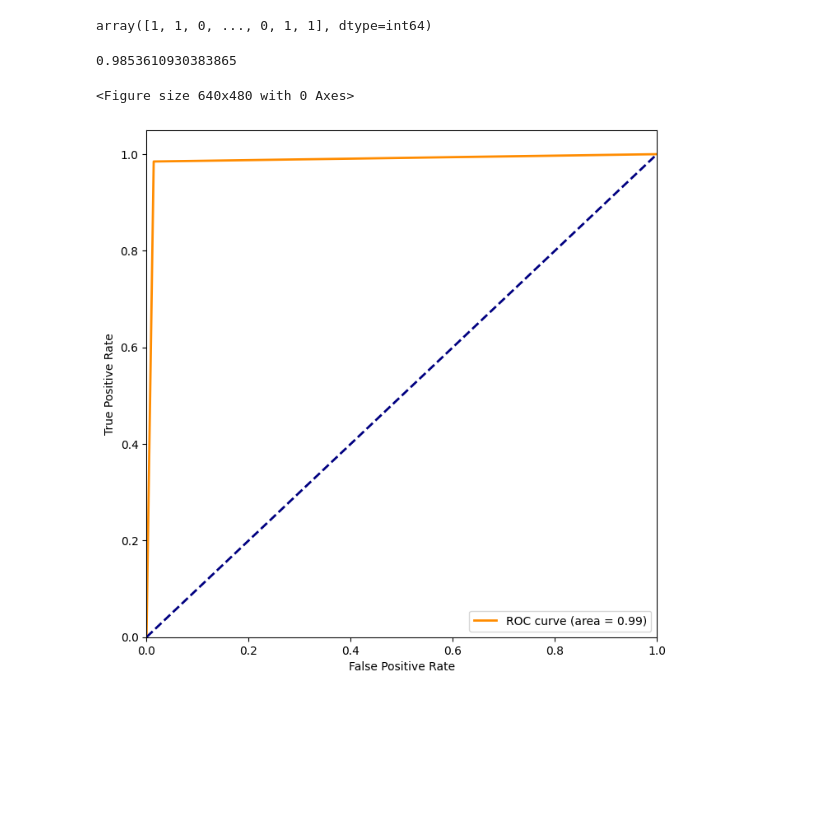
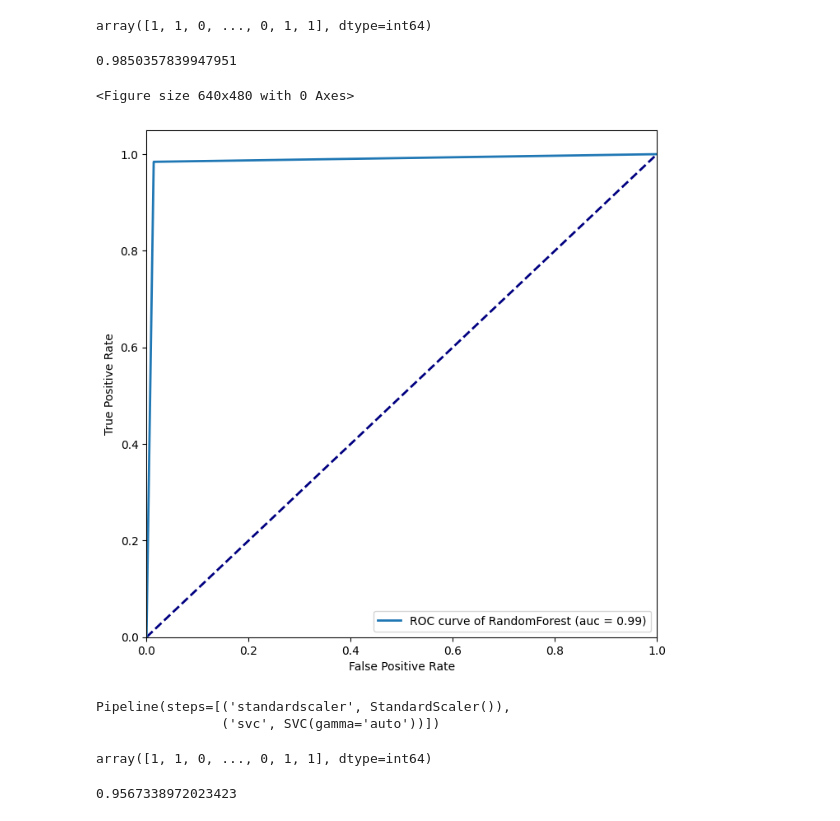
Before and after one commit to dukechain2333/ST112-Final, a Jupyter notebook: Phishing_BestFirst_Demo.ipynb, the cells around one changed output. Drawn from its saved outputs; the diff is of its cells as text; code cells hidden in the pictures; blank space fills up the shorter version.

```diff
--- a/Phishing_BestFirst_Demo.ipynb
+++ b/Phishing_BestFirst_Demo.ipynb
@@ -11,3 +16,24 @@ import matplotlib.pyplot as plt
+# %%
+def plot_roc(y_test,predict_data,arg_name):
+    plt.figure()
+    lw = 2
+    plt.figure(figsize=(8,8))
+    plt.plot([0, 1], [0, 1], color='navy', lw=lw, linestyle='--')
+    plt.xlim([0.0, 1.0])
+    plt.ylim([0.0, 1.05])
+    plt.xlabel('False Positive Rate')
+    plt.ylabel('True Positive Rate')
+
+    for data in zip(predict_data,arg_name):
+        fpr,tpr,threshold = roc_curve(y_test, data[0],pos_label=1)
+        roc_auc = auc(fpr,tpr)
+        plt.plot(fpr, tpr, lw=lw, label='ROC curve of %s (auc = %0.2f)' % (data[1], roc_auc))
+
+    plt.legend(loc="lower right")
+    plt.show()
+
+arg_name = []
+predict_data = []
 # %%
 data = pd.read_csv('Data/Phishing_BestFirst.csv')
 data
@@ -60,11 +86,11 @@ clf.fit(X_train, y_train)
 # %% [output]
 RandomForestClassifier()
 # %%
-label_predict = clf.predict(X_test)
-label_predict
+label_predict_RF = clf.predict(X_test)
+label_predict_RF
 # %% [output]
 array([1, 1, 0, ..., 0, 1, 1], dtype=int64)
 # %%
-accuracy_score(y_test, label_predict)
+accuracy_score(y_test, label_predict_RF)
 # %% [output]
-0.9853610930383865
+0.9850357839947951
@@ -74,16 +97,22 @@ roc_auc = auc(fpr,tpr)
-# %%
-plt.figure()
-lw = 2
-plt.figure(figsize=(8,8))
-plt.plot(fpr, tpr, color='darkorange',
-         lw=lw, label='ROC curve (area = %0.2f)' % roc_auc)
-plt.plot([0, 1], [0, 1], color='navy', lw=lw, linestyle='--')
-plt.xlim([0.0, 1.0])
-plt.ylim([0.0, 1.05])
-plt.xlabel('False Positive Rate')
-plt.ylabel('True Positive Rate')
-plt.legend(loc="lower right")
-plt.show()
-# %% [output]
-<Figure size 640x480 with 0 Axes>
-[figure, removed]
+# %%
+arg_name.append('RandomForest')
+predict_data.append(label_predict_RF)
+plot_roc(y_test=y_test,predict_data=predict_data,arg_name=arg_name)
+# %% [output]
+<Figure size 640x480 with 0 Axes>
+[figure, added]
+# %%
+clf = make_pipeline(StandardScaler(), SVC(gamma='auto'))
+clf.fit(X_train, y_train)
+# %% [output]
+Pipeline(steps=[('standardscaler', StandardScaler()),
+                ('svc', SVC(gamma='auto'))])
+# %%
+label_predict_SVM = clf.predict(X_test)
+label_predict_SVM
+# %% [output]
+array([1, 1, 0, ..., 0, 1, 1], dtype=int64)
+# %%
+accuracy_score(y_test,label_predict_SVM)
+# %% [output]
+0.9567338972023423
```
Also changed, not shown: parts of 11 cells of this notebook.
